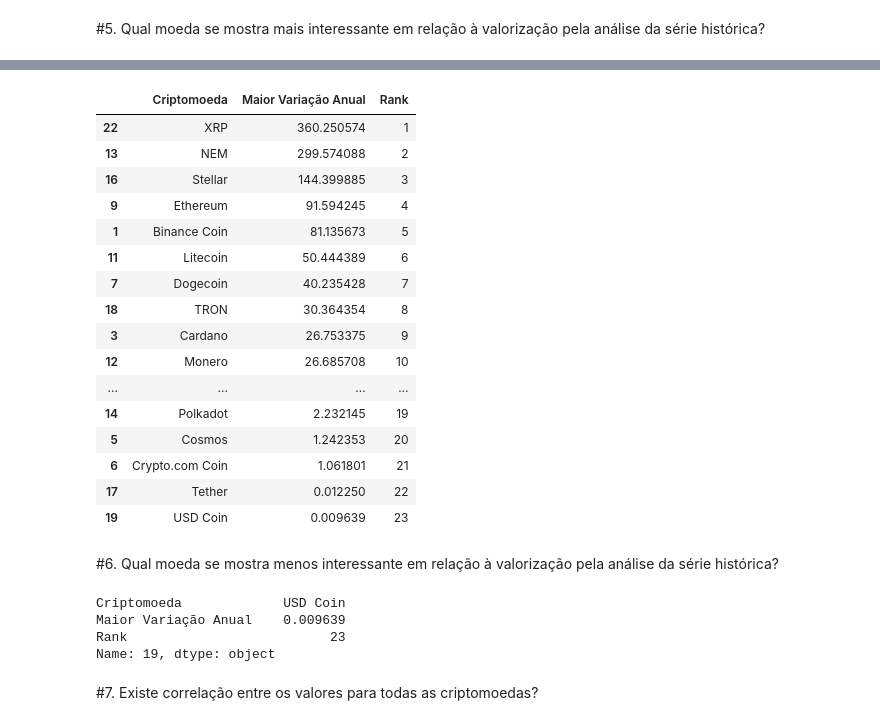
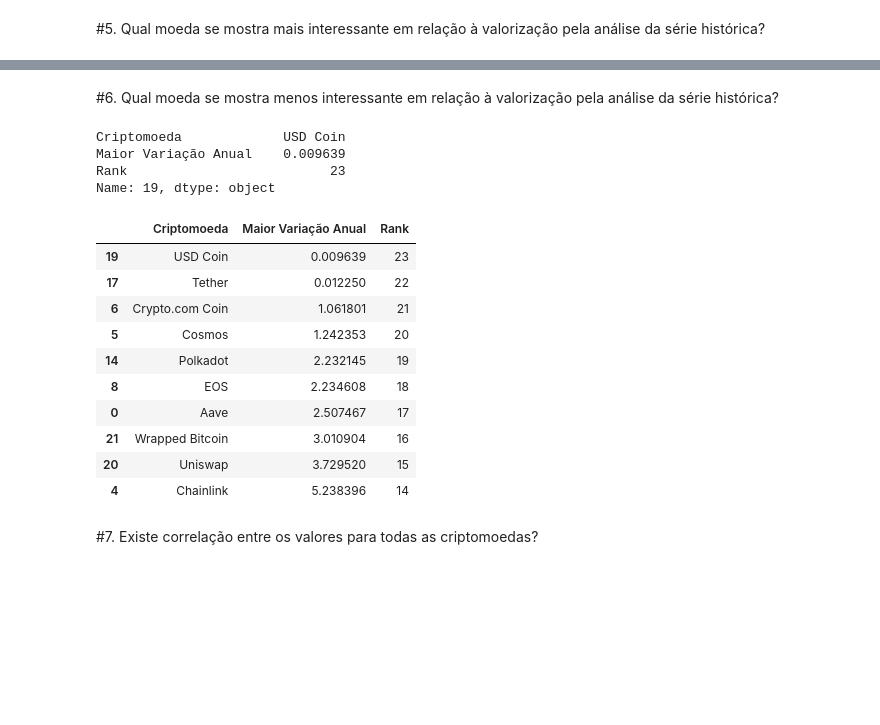
Before and after one commit to WillianXG/Projeto_Em_grupo-Modulo-3, a Jupyter notebook: grupoModulo3.ipynb, the cells around one changed output, grey strips where cells are left out. Saved outputs shown, nothing was run; the diff lists cells and outputs as text; code cells hidden in the pictures; blank space fills up the shorter version.

```diff
--- a/grupoModulo3.ipynb
+++ b/grupoModulo3.ipynb
@@ -423,31 +421,26 @@ Name: 22, dtype: object
-# %%
-moedaMaisInteressante
-# %% [output]
-|  | Criptomoeda | Maior Variação Anual | Rank |
-| 22 | XRP | 360.250574 | 1 |
-| 13 | NEM | 299.574088 | 2 |
-| 16 | Stellar | 144.399885 | 3 |
-| 9 | Ethereum | 91.594245 | 4 |
-| 1 | Binance Coin | 81.135673 | 5 |
-| 11 | Litecoin | 50.444389 | 6 |
-| 7 | Dogecoin | 40.235428 | 7 |
-| 18 | TRON | 30.364354 | 8 |
-| 3 | Cardano | 26.753375 | 9 |
-| 12 | Monero | 26.685708 | 10 |
-| ... | ... | ... | ... |
-| 14 | Polkadot | 2.232145 | 19 |
-| 5 | Cosmos | 1.242353 | 20 |
-| 6 | Crypto.com Coin | 1.061801 | 21 |
-| 17 | Tether | 0.012250 | 22 |
-| 19 | USD Coin | 0.009639 | 23 |
 # %% [markdown]
 #6. Qual moeda se mostra menos interessante em relação à valorização pela análise da série histórica?
-# %%
-print(moedaMaisInteressante.iloc[-1])
-# %% [output]
-Criptomoeda             USD Coin
-Maior Variação Anual    0.009639
-Rank                          23
-Name: 19, dtype: object
+# %%
+print(rank.iloc[-1])
+
+piores_10 = rank.nlargest(10, 'Rank')
+
+piores_10
+# %% [output]
+Criptomoeda             USD Coin
+Maior Variação Anual    0.009639
+Rank                          23
+Name: 19, dtype: object
+|  | Criptomoeda | Maior Variação Anual | Rank |
+| 19 | USD Coin | 0.009639 | 23 |
+| 17 | Tether | 0.012250 | 22 |
+| 6 | Crypto.com Coin | 1.061801 | 21 |
+| 5 | Cosmos | 1.242353 | 20 |
+| 14 | Polkadot | 2.232145 | 19 |
+| 8 | EOS | 2.234608 | 18 |
+| 0 | Aave | 2.507467 | 17 |
+| 21 | Wrapped Bitcoin | 3.010904 | 16 |
+| 20 | Uniswap | 3.729520 | 15 |
+| 4 | Chainlink | 5.238396 | 14 |
 # %% [markdown]
 #7. Existe correlação entre os valores para todas as criptomoedas?
```
Also changed, not shown: parts of 11 cells of this notebook.
